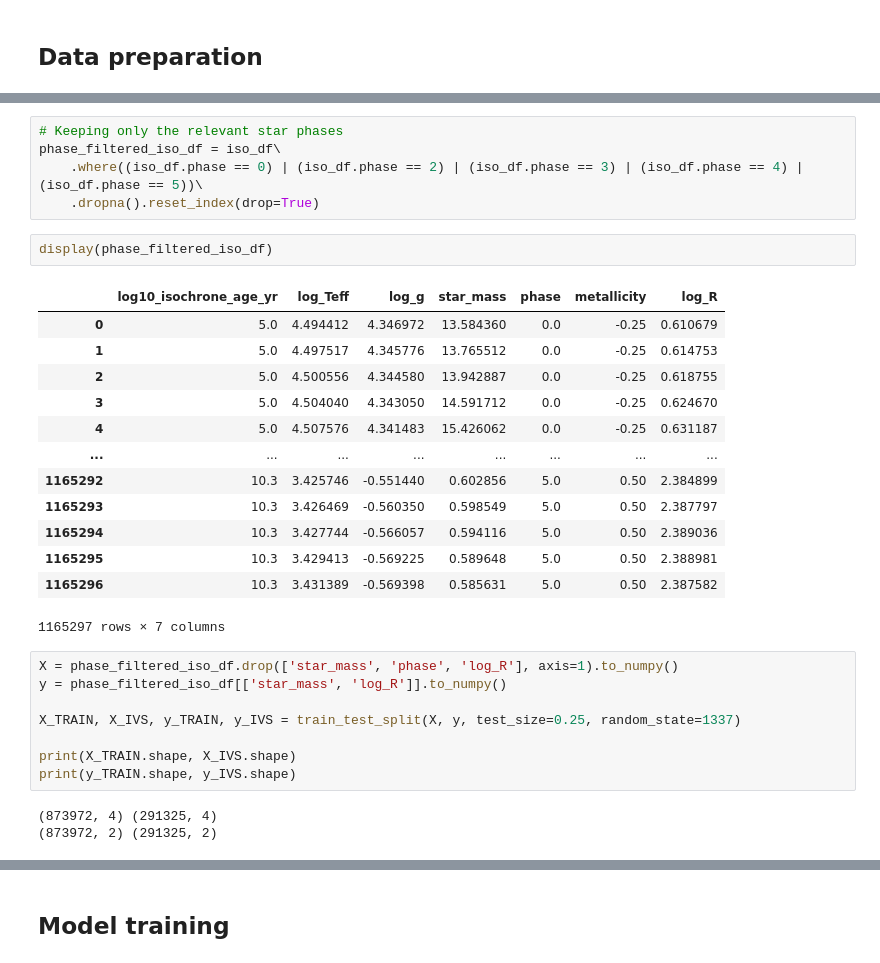
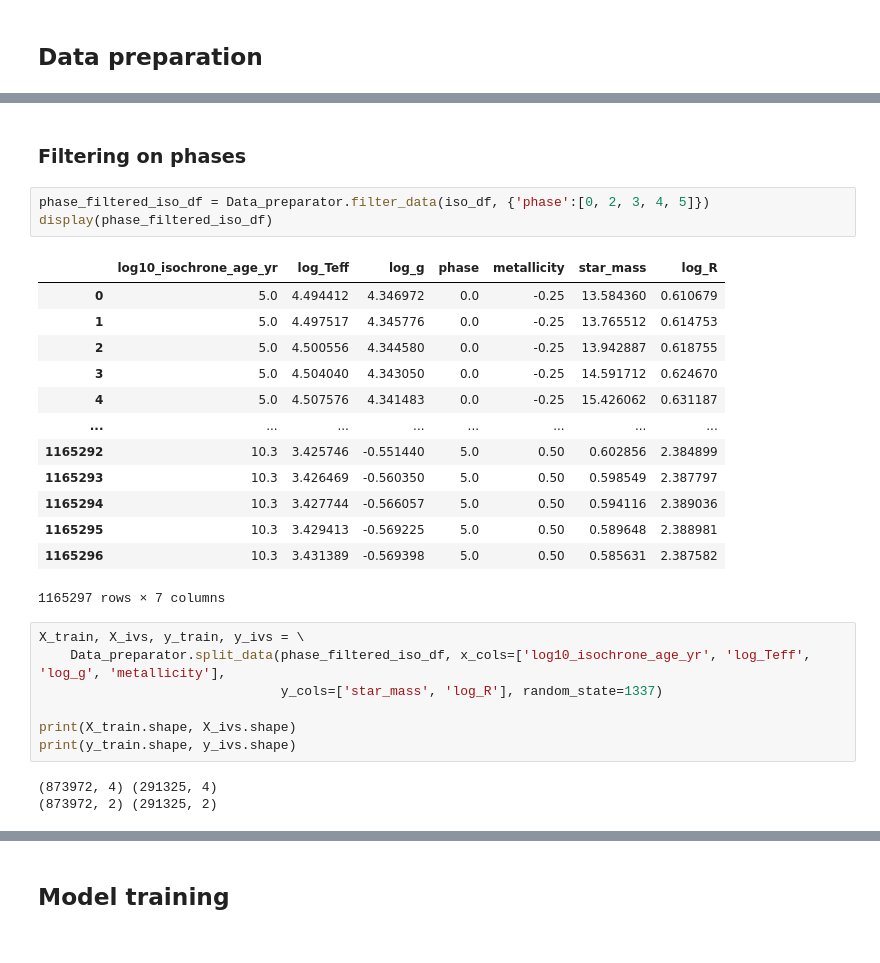
Before and after one commit to anpirott/thesis, a Jupyter notebook: code/ML/primary_model.ipynb, the cells around one changed output, grey strips where cells are left out. Cells and saved outputs as stored; diff of their text form.

```diff
--- a/code/ML/primary_model.ipynb
+++ b/code/ML/primary_model.ipynb
@@ -82,33 +82,30 @@ display(iso_df)
-# %%
-# Keeping only the relevant star phases
-phase_filtered_iso_df = iso_df\
-    .where((iso_df.phase == 0) | (iso_df.phase == 2) | (iso_df.phase == 3) | (iso_df.phase == 4) | (iso_df.phase == 5))\
-    .dropna().reset_index(drop=True)
-# %%
-display(phase_filtered_iso_df)
-# %% [output]
-|  | log10_isochrone_age_yr | log_Teff | log_g | star_mass | phase | metallicity | log_R |
-| 0 | 5.0 | 4.494412 | 4.346972 | 13.584360 | 0.0 | -0.25 | 0.610679 |
-| 1 | 5.0 | 4.497517 | 4.345776 | 13.765512 | 0.0 | -0.25 | 0.614753 |
-| 2 | 5.0 | 4.500556 | 4.344580 | 13.942887 | 0.0 | -0.25 | 0.618755 |
-| 3 | 5.0 | 4.504040 | 4.343050 | 14.591712 | 0.0 | -0.25 | 0.624670 |
-| 4 | 5.0 | 4.507576 | 4.341483 | 15.426062 | 0.0 | -0.25 | 0.631187 |
-| ... | ... | ... | ... | ... | ... | ... | ... |
-| 1165292 | 10.3 | 3.425746 | -0.551440 | 0.602856 | 5.0 | 0.50 | 2.384899 |
-| 1165293 | 10.3 | 3.426469 | -0.560350 | 0.598549 | 5.0 | 0.50 | 2.387797 |
-| 1165294 | 10.3 | 3.427744 | -0.566057 | 0.594116 | 5.0 | 0.50 | 2.389036 |
-| 1165295 | 10.3 | 3.429413 | -0.569225 | 0.589648 | 5.0 | 0.50 | 2.388981 |
-| 1165296 | 10.3 | 3.431389 | -0.569398 | 0.585631 | 5.0 | 0.50 | 2.387582 |
-1165297 rows × 7 columns
-# %%
-X = phase_filtered_iso_df.drop(['star_mass', 'phase', 'log_R'], axis=1).to_numpy()
-y = phase_filtered_iso_df[['star_mass', 'log_R']].to_numpy()
-
-X_TRAIN, X_IVS, y_TRAIN, y_IVS = train_test_split(X, y, test_size=0.25, random_state=1337)
-
-print(X_TRAIN.shape, X_IVS.shape)
-print(y_TRAIN.shape, y_IVS.shape)
-# %% [output]
-(873972, 4) (291325, 4)
-(873972, 2) (291325, 2)
+# %% [markdown]
+### Filtering on phases
+# %%
+phase_filtered_iso_df = Data_preparator.filter_data(iso_df, {'phase':[0, 2, 3, 4, 5]})
+display(phase_filtered_iso_df)
+# %% [output]
+|  | log10_isochrone_age_yr | log_Teff | log_g | phase | metallicity | star_mass | log_R |
+| 0 | 5.0 | 4.494412 | 4.346972 | 0.0 | -0.25 | 13.584360 | 0.610679 |
+| 1 | 5.0 | 4.497517 | 4.345776 | 0.0 | -0.25 | 13.765512 | 0.614753 |
+| 2 | 5.0 | 4.500556 | 4.344580 | 0.0 | -0.25 | 13.942887 | 0.618755 |
+| 3 | 5.0 | 4.504040 | 4.343050 | 0.0 | -0.25 | 14.591712 | 0.624670 |
+| 4 | 5.0 | 4.507576 | 4.341483 | 0.0 | -0.25 | 15.426062 | 0.631187 |
+| ... | ... | ... | ... | ... | ... | ... | ... |
+| 1165292 | 10.3 | 3.425746 | -0.551440 | 5.0 | 0.50 | 0.602856 | 2.384899 |
+| 1165293 | 10.3 | 3.426469 | -0.560350 | 5.0 | 0.50 | 0.598549 | 2.387797 |
+| 1165294 | 10.3 | 3.427744 | -0.566057 | 5.0 | 0.50 | 0.594116 | 2.389036 |
+| 1165295 | 10.3 | 3.429413 | -0.569225 | 5.0 | 0.50 | 0.589648 | 2.388981 |
+| 1165296 | 10.3 | 3.431389 | -0.569398 | 5.0 | 0.50 | 0.585631 | 2.387582 |
+1165297 rows × 7 columns
+# %%
+X_train, X_ivs, y_train, y_ivs = \
+    Data_preparator.split_data(phase_filtered_iso_df, x_cols=['log10_isochrone_age_yr', 'log_Teff', 'log_g', 'metallicity'],
+                               y_cols=['star_mass', 'log_R'], random_state=1337)
+
+print(X_train.shape, X_ivs.shape)
+print(y_train.shape, y_ivs.shape)
+# %% [output]
+(873972, 4) (291325, 4)
+(873972, 2) (291325, 2)
 # %%
```
Also changed, not shown: parts of 20 cells of this notebook, 8 other files.
